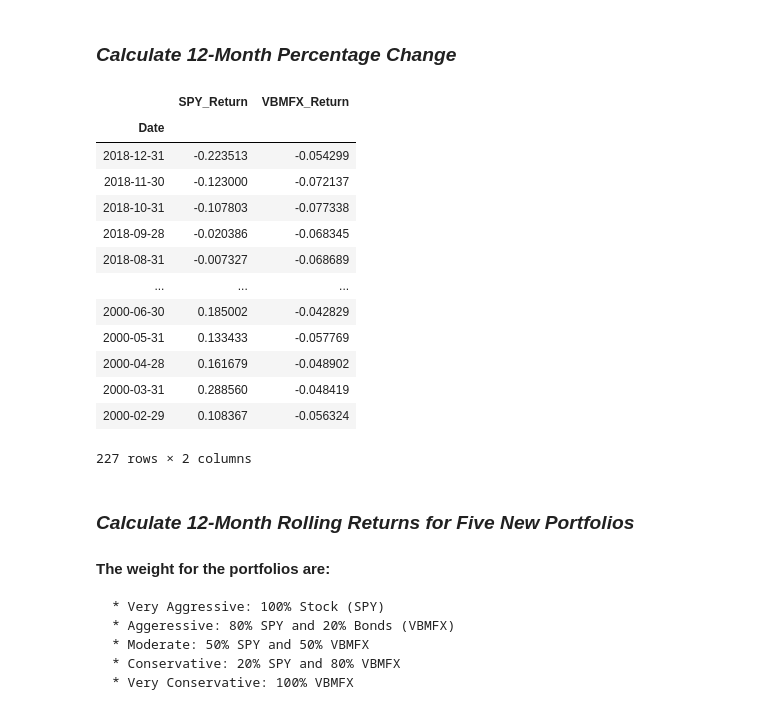
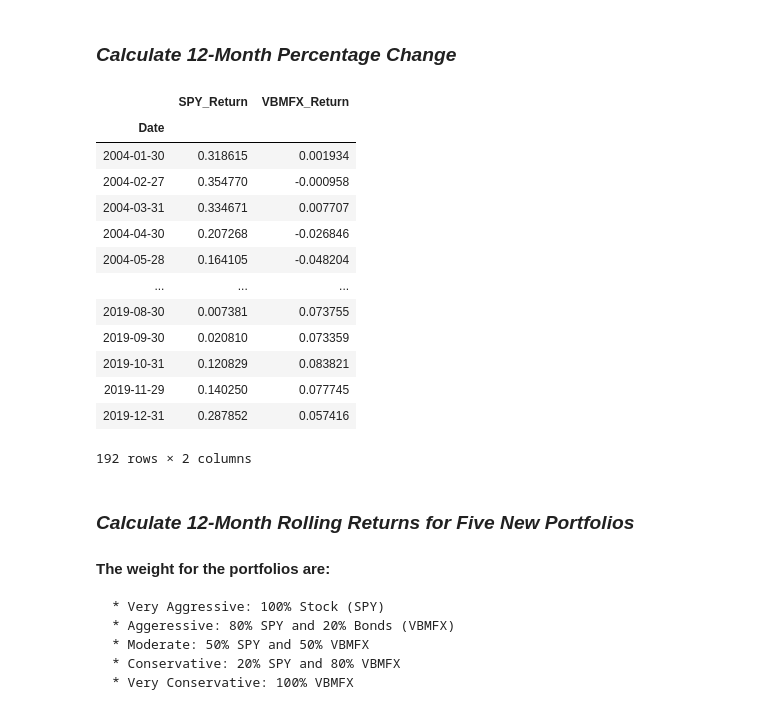
Before and after one commit to hmars333/Project-2-Group-4, a Jupyter notebook: MarketScrape.ipynb, the cells around one changed output. Drawn from its saved outputs; the diff is of its cells as text; code cells hidden in the pictures.

```diff
--- a/MarketScrape.ipynb
+++ b/MarketScrape.ipynb
@@ -29,9 +33,15 @@ SPY_dates = []
 SPY_close = []
 
 for dates in SPY_response['Monthly Time Series']:
-        SPY_close.append(SPY_response['Monthly Time Series'][dates]['4. close'])
+
         if dates not in SPY_dates:
-            SPY_dates.append(dates)
+
+            # Tech market crash in 2001.
+            #To exclude outlier which contributes bias in data, data beginning 2003 (end of downward trend) will be used.
+            if dates >= "2003-01-01":
+
+                SPY_dates.append(dates)
+                SPY_close.append(SPY_response['Monthly Time Series'][dates]['4. close'])
 
 
 SPY_data = pd.DataFrame({'Date': SPY_dates, 'SPY_Close': SPY_close})
@@ -62,9 +72,11 @@ VBMFX_dates = []
 VBMFX_close = []
 
 for dates in VBMFX_response['Monthly Time Series']:
-        VBMFX_close.append(VBMFX_response['Monthly Time Series'][dates]['4. close'])
+
         if dates not in VBMFX_dates:
-            VBMFX_dates.append(dates)
+            if dates >= "2003-01-01":
+                VBMFX_dates.append(dates)
+                VBMFX_close.append(VBMFX_response['Monthly Time Series'][dates]['4. close'])
 
 
 VBMFX_data = pd.DataFrame({'Date': VBMFX_dates, 'VBMFX_Close': VBMFX_close})
@@ -119,0 +115,5 @@ data
+# %%
+# Sort date from high to low so the 12M calculation can be performed properly
+data = pd.DataFrame.sort_index(data, ascending=True);
+
+data
@@ -122,26 +137,26 @@ data
 # %%
 data_12M_Return = data.pct_change(12)
 data_12M_Return = data_12M_Return.dropna()
 
 # Update columns to appropriate names
-data_12M_Return = data_12M_Return.rename(columns={'SPY_Close': 'SPY_Return','VBMFX_Close': 'VBMFX_Return'})
+data_12M_Return = data_12M_Return.rename(columns={'Date' : 'Date', 'SPY_Close': 'SPY_Return','VBMFX_Close': 'VBMFX_Return'})
 
 data_12M_Return
 # %% [output]
 |  | SPY_Return | VBMFX_Return |
 | Date |  |  |
-| 2018-12-31 | -0.223513 | -0.054299 |
-| 2018-11-30 | -0.123000 | -0.072137 |
-| 2018-10-31 | -0.107803 | -0.077338 |
-| 2018-09-28 | -0.020386 | -0.068345 |
-| 2018-08-31 | -0.007327 | -0.068689 |
+| 2004-01-30 | 0.318615 | 0.001934 |
+| 2004-02-27 | 0.354770 | -0.000958 |
+| 2004-03-31 | 0.334671 | 0.007707 |
+| 2004-04-30 | 0.207268 | -0.026846 |
+| 2004-05-28 | 0.164105 | -0.048204 |
 | ... | ... | ... |
-| 2000-06-30 | 0.185002 | -0.042829 |
-| 2000-05-31 | 0.133433 | -0.057769 |
-| 2000-04-28 | 0.161679 | -0.048902 |
-| 2000-03-31 | 0.288560 | -0.048419 |
-| 2000-02-29 | 0.108367 | -0.056324 |
+| 2019-08-30 | 0.007381 | 0.073755 |
+| 2019-09-30 | 0.020810 | 0.073359 |
+| 2019-10-31 | 0.120829 | 0.083821 |
+| 2019-11-29 | 0.140250 | 0.077745 |
+| 2019-12-31 | 0.287852 | 0.057416 |
-227 rows × 2 columns
+192 rows × 2 columns
 # %% [markdown]
 ### *Calculate 12-Month Rolling Returns for Five New Portfolios*
 
```
Also changed, not shown: parts of 22 cells of this notebook, 1 other file.
